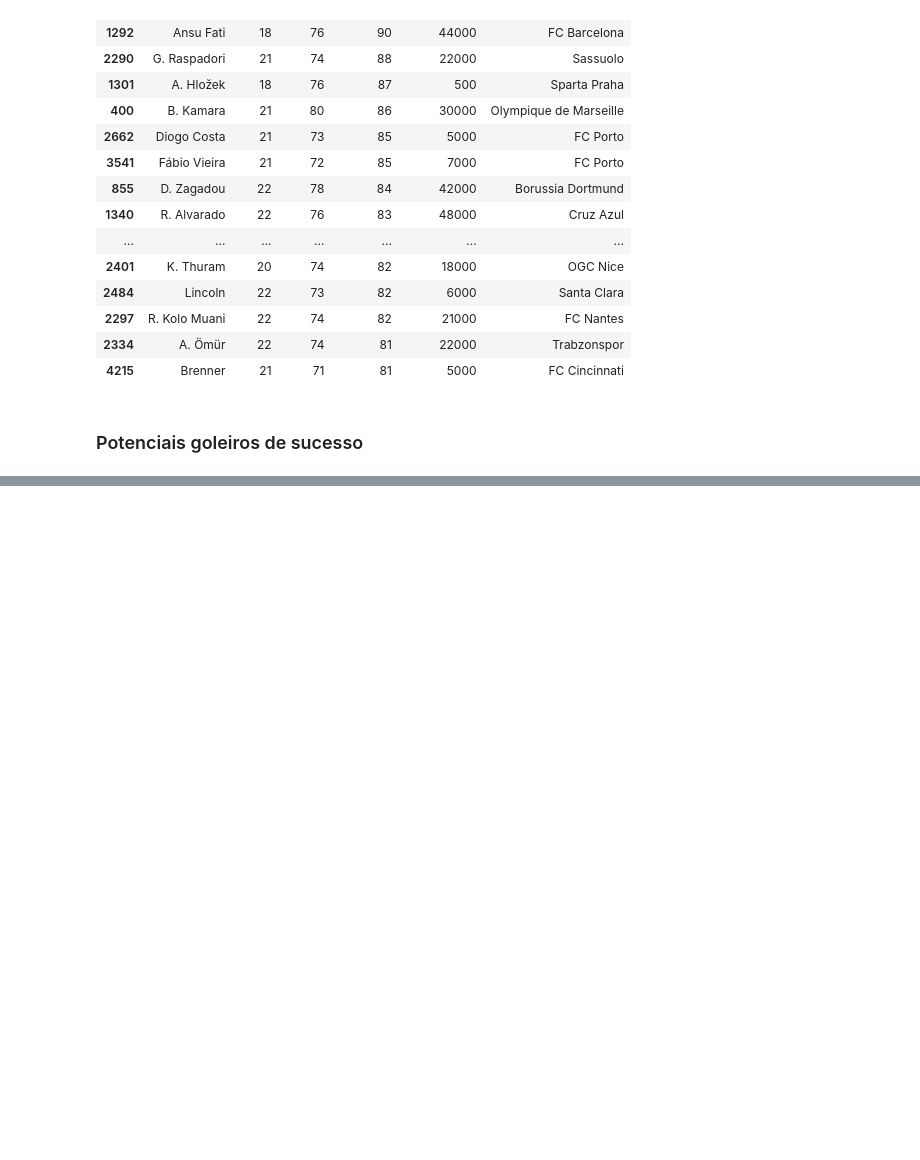
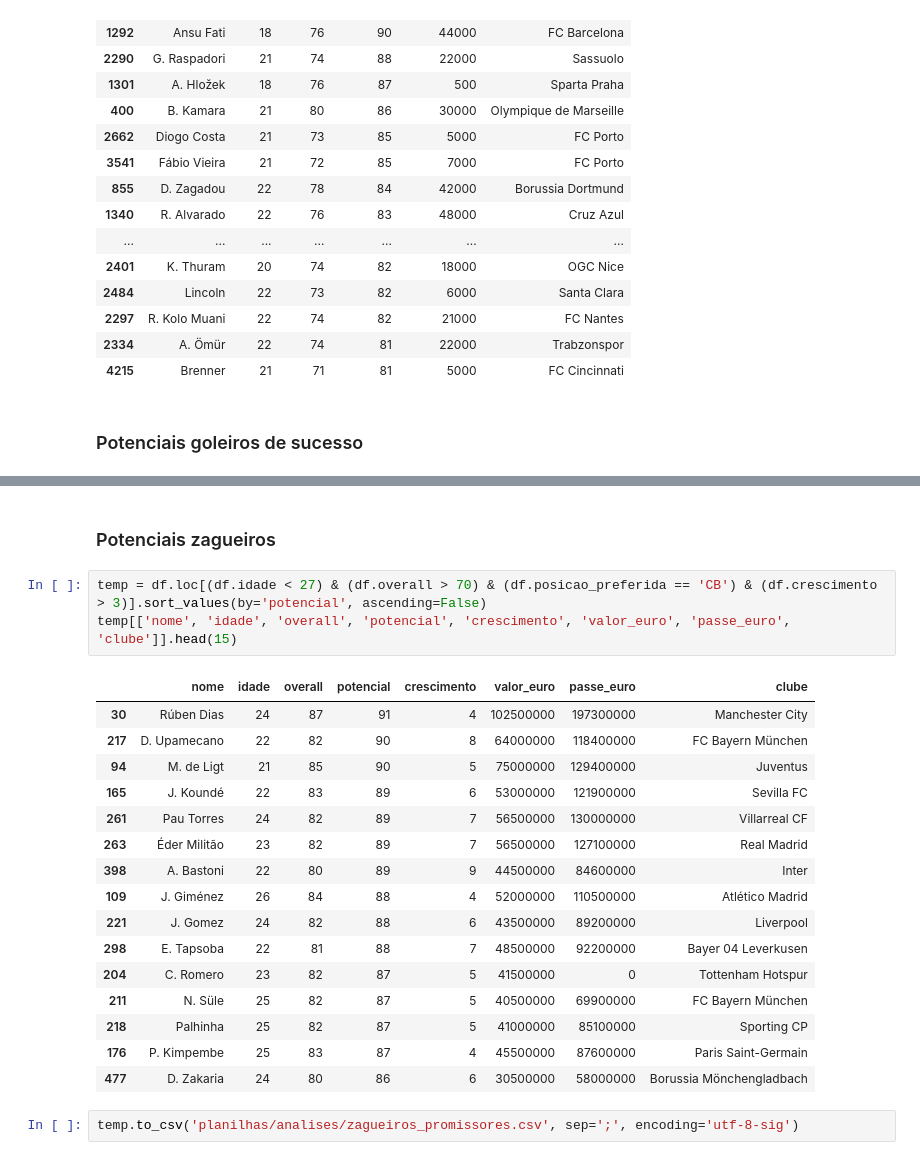
Before and after one commit to leovasc5/exploratory-analysis-of-FIFA-22-data, a Jupyter notebook: scalt.ipynb, the cells around one changed output, grey strips where cells are left out. Saved outputs shown, nothing was run; the diff lists cells and outputs as text; blank space fills up the shorter version.

```diff
--- a/scalt.ipynb
+++ b/scalt.ipynb
@@ -131,0 +178,24 @@ temp[['nome', 'idade', 'overall', 'potencial', 'salario_euro', 'clube']].head(20
+# %% [markdown]
+### Potenciais zagueiros
+# %%
+temp = df.loc[(df.idade < 27) & (df.overall > 70) & (df.posicao_preferida == 'CB') & (df.crescimento > 3)].sort_values(by='potencial', ascending=False)
+temp[['nome', 'idade', 'overall', 'potencial', 'crescimento', 'valor_euro', 'passe_euro', 'clube']].head(15)
+# %% [output]
+|  | nome | idade | overall | potencial | crescimento | valor_euro | passe_euro | clube |
+| 30 | Rúben Dias | 24 | 87 | 91 | 4 | 102500000 | 197300000 | Manchester City |
+| 217 | D. Upamecano | 22 | 82 | 90 | 8 | 64000000 | 118400000 | FC Bayern München |
+| 94 | M. de Ligt | 21 | 85 | 90 | 5 | 75000000 | 129400000 | Juventus |
+| 165 | J. Koundé | 22 | 83 | 89 | 6 | 53000000 | 121900000 | Sevilla FC |
+| 261 | Pau Torres | 24 | 82 | 89 | 7 | 56500000 | 130000000 | Villarreal CF |
+| 263 | Éder Militão | 23 | 82 | 89 | 7 | 56500000 | 127100000 | Real Madrid |
+| 398 | A. Bastoni | 22 | 80 | 89 | 9 | 44500000 | 84600000 | Inter |
+| 109 | J. Giménez | 26 | 84 | 88 | 4 | 52000000 | 110500000 | Atlético Madrid |
+| 221 | J. Gomez | 24 | 82 | 88 | 6 | 43500000 | 89200000 | Liverpool |
+| 298 | E. Tapsoba | 22 | 81 | 88 | 7 | 48500000 | 92200000 | Bayer 04 Leverkusen |
+| 204 | C. Romero | 23 | 82 | 87 | 5 | 41500000 | 0 | Tottenham Hotspur |
+| 211 | N. Süle | 25 | 82 | 87 | 5 | 40500000 | 69900000 | FC Bayern München |
+| 218 | Palhinha | 25 | 82 | 87 | 5 | 41000000 | 85100000 | Sporting CP |
+| 176 | P. Kimpembe | 25 | 83 | 87 | 4 | 45500000 | 87600000 | Paris Saint-Germain |
+| 477 | D. Zakaria | 24 | 80 | 86 | 6 | 30500000 | 58000000 | Borussia Mönchengladbach |
+# %%
+temp.to_csv('planilhas/analises/zagueiros_promissores.csv', sep=';', encoding='utf-8-sig')
```
Also changed, not shown: parts of 18 cells of this notebook, 9 other files.
